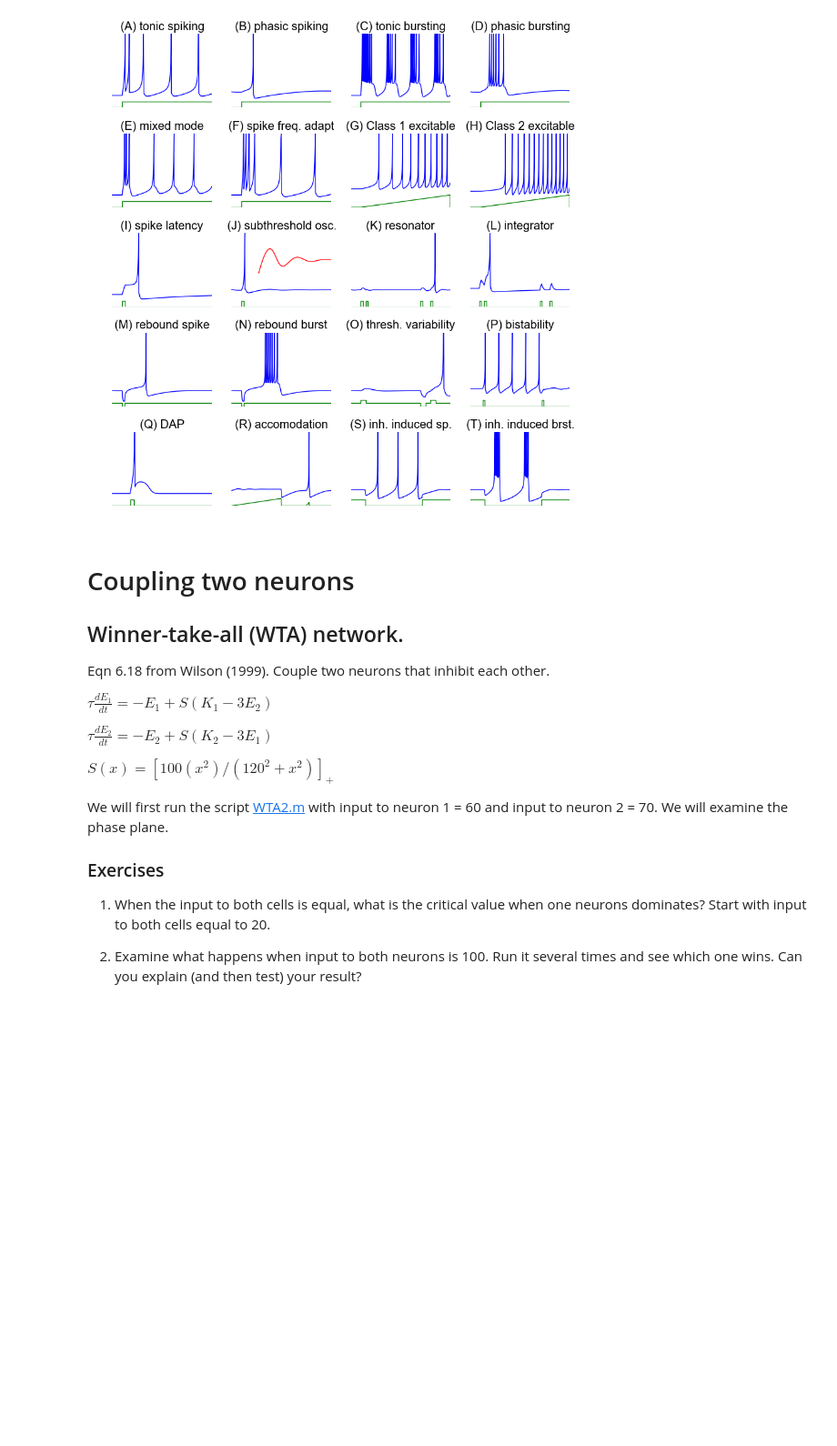
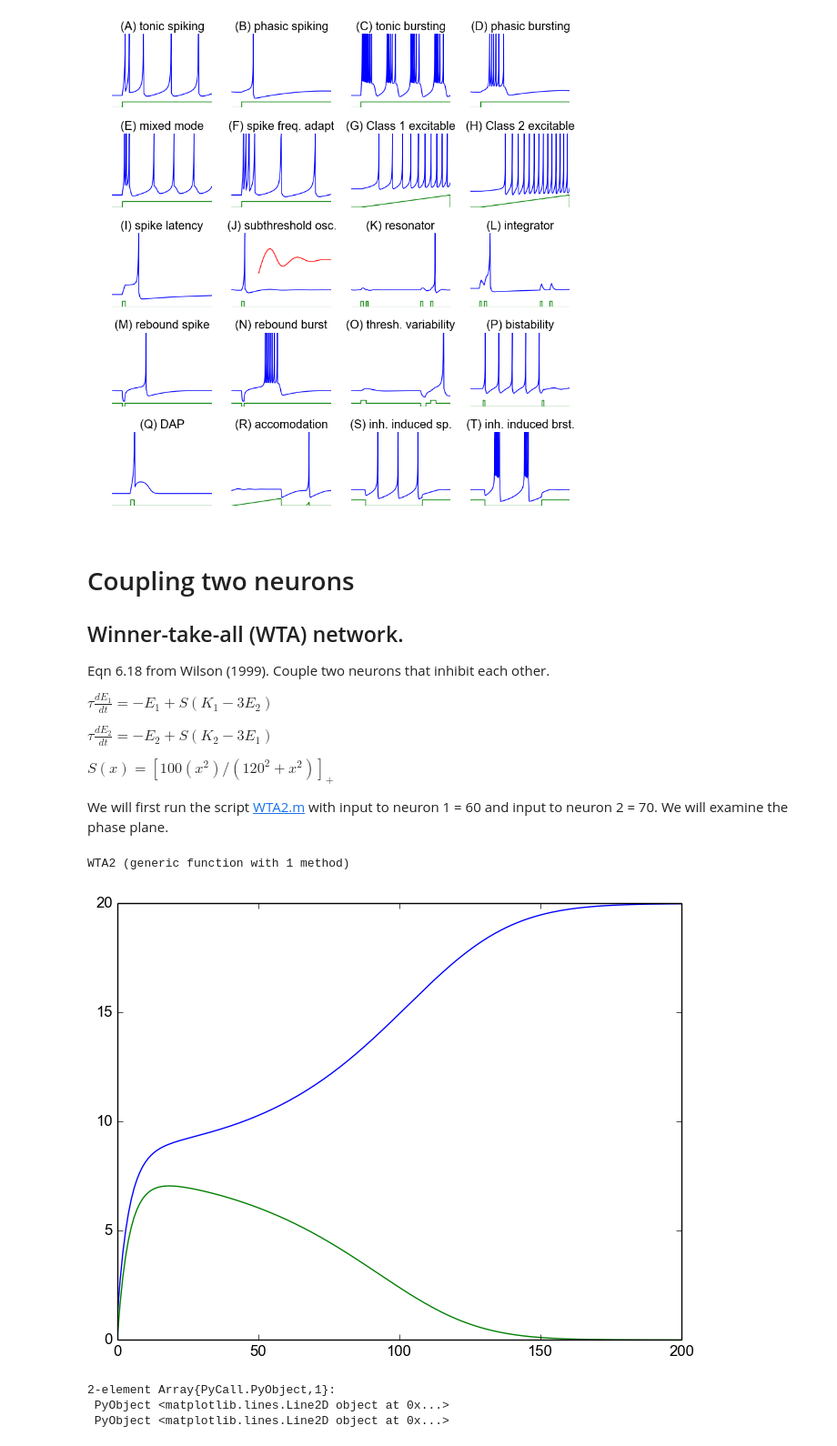
Before and after one commit to sje30/cnw, a Jupyter notebook: Introduction to Computational Neuroscience.ipynb, the cells around one changed output. Shown at 91% size. Saved outputs shown, nothing was run; the diff lists cells and outputs as text; code cells hidden in the pictures; blank space fills up the shorter version.

```diff
--- a/Introduction to Computational Neuroscience.ipynb
+++ b/Introduction to Computational Neuroscience.ipynb
@@ -143,7 +143,6 @@ include("figure1.jl")
 # %% [output]
 [figure]
 # %% [markdown]
-
 # Coupling two neurons
 
 
@@ -161,13 +160,15 @@ $S(x) = [ 100(x^2) / (120^2 + x^2) ]_+$
 
 We will first run the script [WTA2.m](WTA2.m) with input to neuron 1 =
 60 and input to neuron 2 = 70.  We will examine the phase plane.
-
-### Exercises
-
-1. When the input to both cells is equal, what is the critical value
-   when one neurons dominates?  Start with input to both cells equal
-   to 20.
-
-2. Examine what happens when input to both neurons is 100.  Run it
-   several times and see which one wins.  Can you explain (and then
-   test) your result?
+# %%
+include("WTA2.jl")
+# %% [output]
+WTA2 (generic function with 1 method)
+# %%
+res = WTA2(60.0, 70.0)
+plot(res')
+# %% [output]
+[figure, added]
+2-element Array{PyCall.PyObject,1}:
+ PyObject <matplotlib.lines.Line2D object at 0x...>
+ PyObject <matplotlib.lines.Line2D object at 0x...>
```
Also changed, not shown: parts of 2 cells of this notebook.
